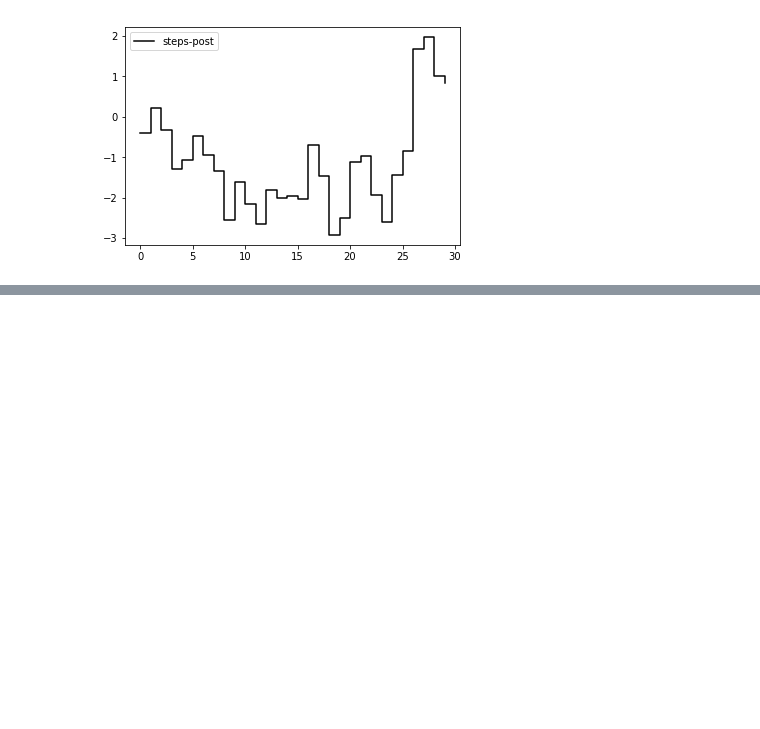
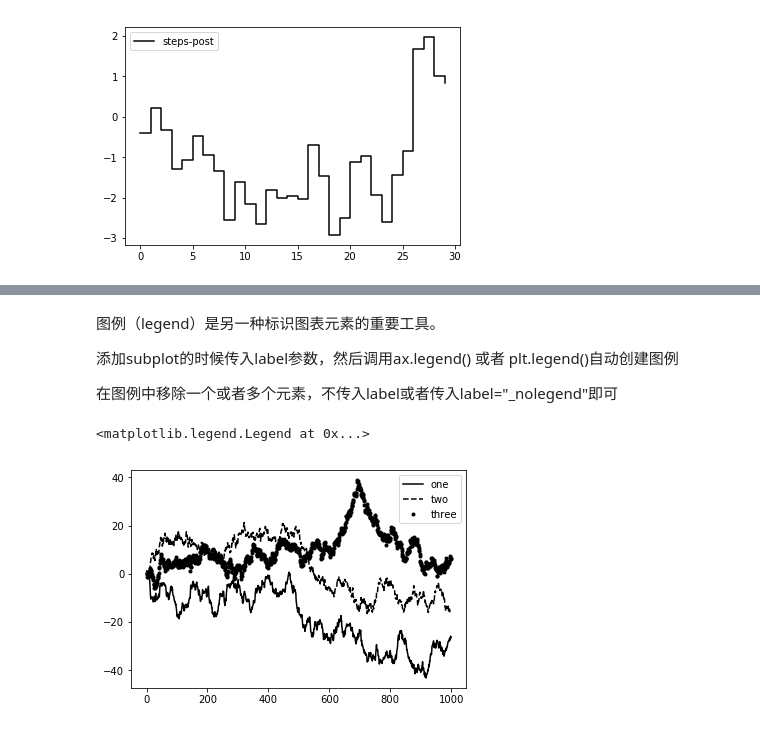
Before and after one commit to imouren/imouren.github.io, a Jupyter notebook: _drafts/绘图和可视化.ipynb, the cells around one changed output, grey strips where cells are left out. Saved outputs shown, nothing was run; the diff lists cells and outputs as text; code cells hidden in the pictures; blank space fills up the shorter version.

```diff
--- a/_drafts/绘图和可视化.ipynb
+++ b/_drafts/绘图和可视化.ipynb
@@ -123,0 +151,16 @@ plt.legend(loc="best")
+# %% [markdown]
+图例（legend）是另一种标识图表元素的重要工具。
+
+添加subplot的时候传入label参数，然后调用ax.legend() 或者 plt.legend()自动创建图例
+
+在图例中移除一个或者多个元素，不传入label或者传入label="_nolegend"即可
+# %%
+fig = plt.figure()
+ax = fig.add_subplot(1,1,1)
+ax.plot(np.random.randn(1000).cumsum(), "k", label="one")
+ax.plot(np.random.randn(1000).cumsum(), "k--", label="two")
+ax.plot(np.random.randn(1000).cumsum(), "k.", label="three")
+ax.legend(loc="best")
+# %% [output]
+<matplotlib.legend.Legend at 0x...>
+[figure, added]
```
Also changed, not shown: parts of 40 cells of this notebook, 17 other files.
